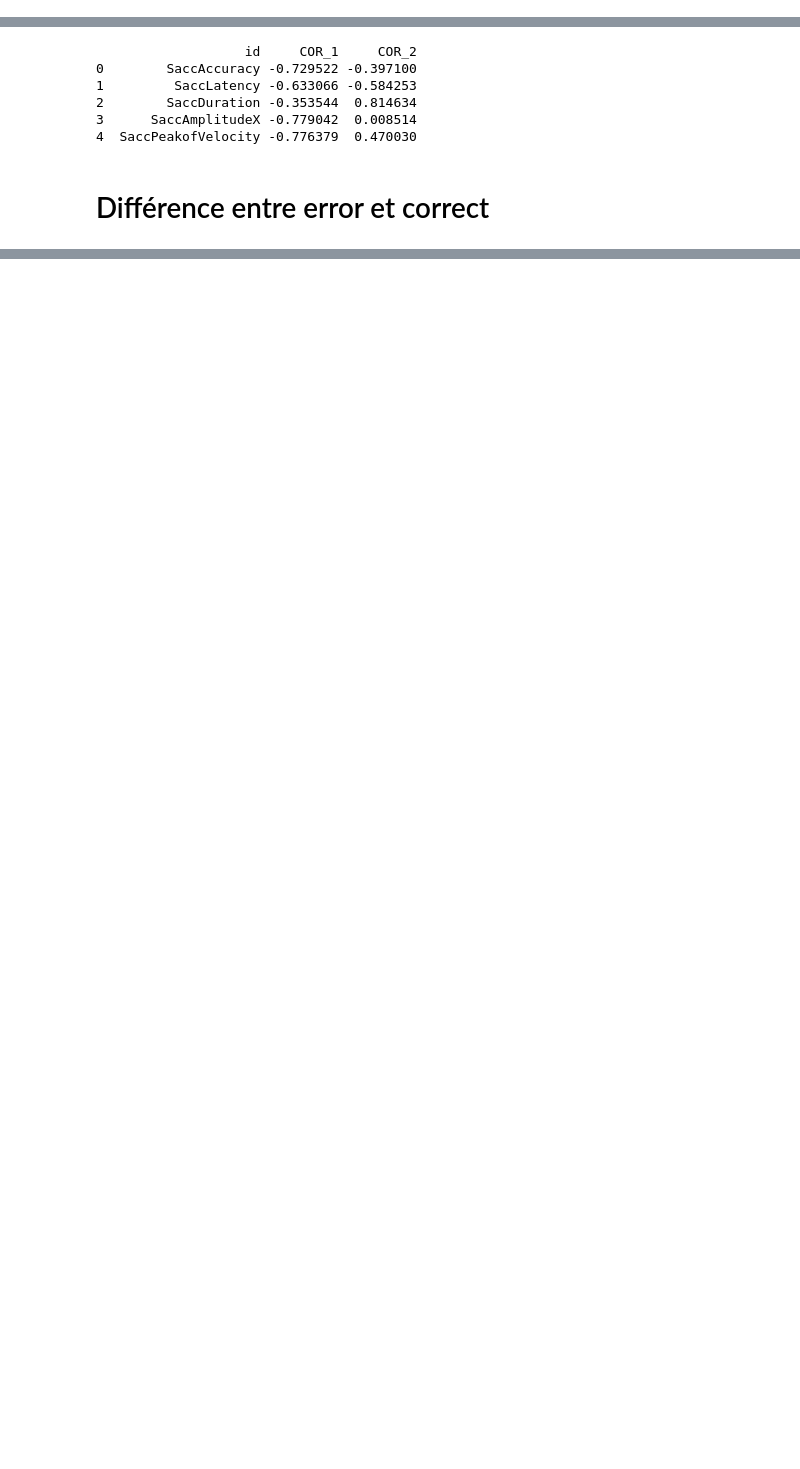
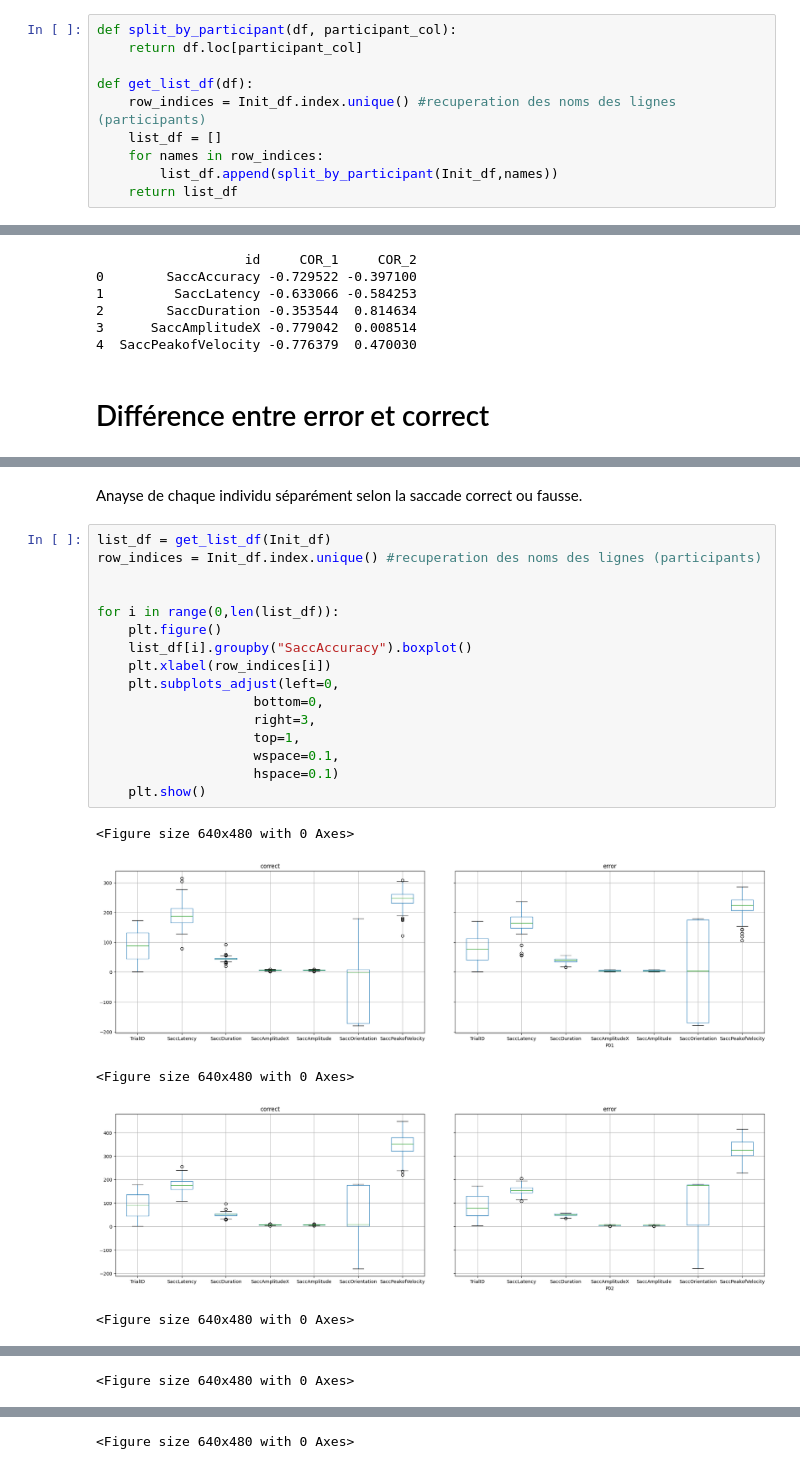
Before and after one commit to YalpLeYak/Mini_projet, a Jupyter notebook: COSNAY_DAMAGGIO_ProjetTSD.ipynb, the cells around one changed output, grey strips where cells are left out. Drawn from its saved outputs; the diff is of its cells as text; blank space fills up the shorter version.

```diff
--- a/COSNAY_DAMAGGIO_ProjetTSD.ipynb
+++ b/COSNAY_DAMAGGIO_ProjetTSD.ipynb
@@ -25,3 +32,13 @@ def split_by_participant(df, participant_col):
+# %%
+def split_by_participant(df, participant_col):
+    return df.loc[participant_col]
+
+def get_list_df(df):
+    row_indices = Init_df.index.unique() #recuperation des noms des lignes (participants)
+    list_df = []
+    for names in row_indices:
+        list_df.append(split_by_participant(Init_df,names))
+    return list_df
 # %% [markdown]
 Pour calculer le taux de reussite de la saccade sur un dataframe donné, on s'interesse à la variable SaccAccuracy. On programme donc la fonction suivante pour le calculer. Pour les autres données, à la difference de SaccAccuracy qui est qualitative, on calculera directement la moyenne.
 # %%
@@ -222,0 +263,24 @@ Correct_df_tot.describe()
+# %% [markdown]
+Anayse de chaque individu séparément selon la saccade correct ou fausse.
+# %%
+list_df = get_list_df(Init_df)
+row_indices = Init_df.index.unique() #recuperation des noms des lignes (participants)
+
+
+for i in range(0,len(list_df)):
+    plt.figure()
+    list_df[i].groupby("SaccAccuracy").boxplot()
+    plt.xlabel(row_indices[i])
+    plt.subplots_adjust(left=0,
+					bottom=0,
+					right=3,
+					top=1,
+					wspace=0.1,
+					hspace=0.1)
+    plt.show()
+# %% [output]
+<Figure size 640x480 with 0 Axes>
+[figure, added]
+<Figure size 640x480 with 0 Axes>
+[figure, added]
+<Figure size 640x480 with 0 Axes>
@@ -222,0 +288 @@ Correct_df_tot.describe()
+<Figure size 640x480 with 0 Axes>
@@ -222,0 +290 @@ Correct_df_tot.describe()
+<Figure size 640x480 with 0 Axes>
```
Also changed, not shown: parts of 12 cells of this notebook.
